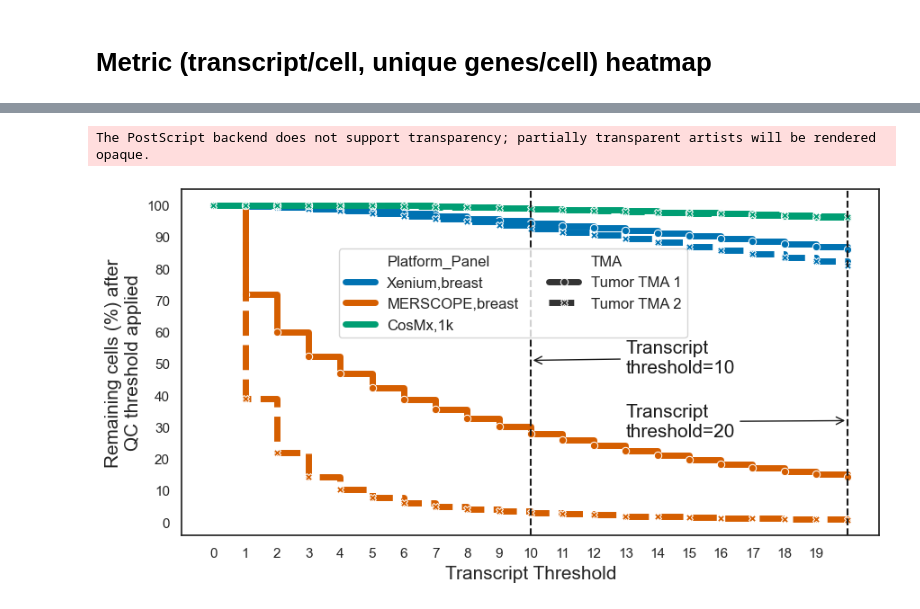
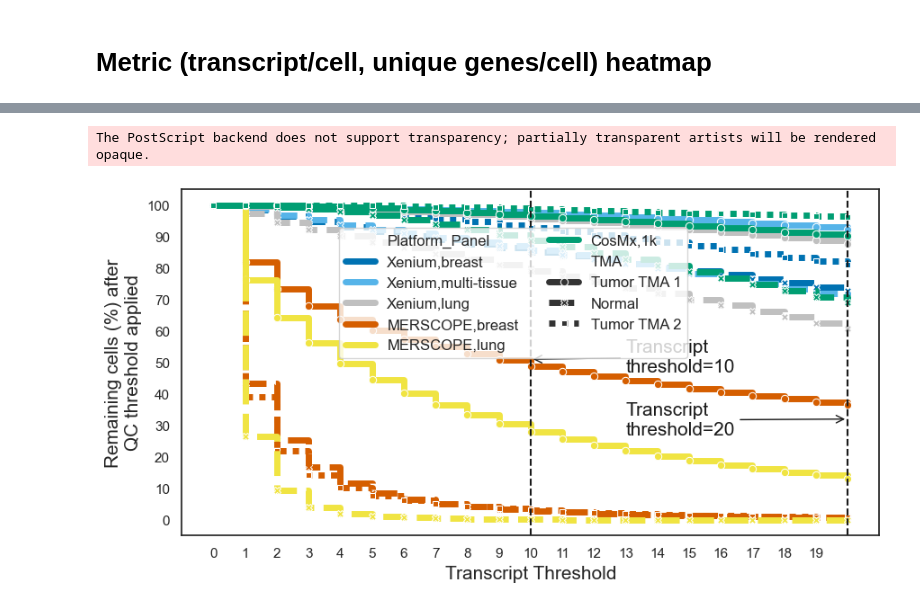
Before and after one commit to broadinstitute/ist_benchmarking, a Jupyter notebook: 06_single_cell_metrics.ipynb, the cells around one changed output, grey strips where cells are left out. Saved outputs shown, nothing was run; the diff lists cells and outputs as text; code cells hidden in the pictures.

```diff
--- a/06_single_cell_metrics.ipynb
+++ b/06_single_cell_metrics.ipynb
@@ -19,7 +19,7 @@ if not sys.warnoptions:
 wd = os.getcwd()
 print (f'working directory: {wd}')
 
-year = '2024'
+year = '2023'
 # %% [output]
 working directory: /Users/whuan/dev/ist_benchmarking
 # %%
@@ -103,8 +102,8 @@ print (samples)
 sample_gene_list = {}
 
 for sample in samples:
-    if 'merscope_lung' in sample:
-        continue
+    # if 'merscope_lung' in sample:
+    #     continue
     print (sample)
     genes = pd.read_parquet(
         f'data/cell_by_gene_csv/{sample}_cell_by_gene.parquet.gzip'
@@ -331,7 +358,7 @@ year 2024, share genes only True
 # %%
 df_all = pd.DataFrame()
 
-for sample in samples:
+for sample in SAMPLES:
     df_c = pd.read_parquet(
         f'{wd}/data/cell_level_csv/{sample}_cell_level.parquet.gzip'
         )
@@ -351,7 +378,7 @@ for sample in samples:
 df_plot= df_all.copy()
 
 df_plot['TMA'] = df_plot['Sample'].apply(lambda x: f"{x.split('_')[-1].upper()}")
-df_plot['TMA'] = df_plot['TMA'].apply(lambda x: {'HTMA':'Tumor TMA 1','TUMOR2':'Tumor TMA 2'}[x])
+df_plot['TMA'] = df_plot['TMA'].apply(lambda x: {'HTMA':'Tumor TMA 1','TUMOR2':'Tumor TMA 2', 'NORMAL':'Normal'}[x])
 df_plot['Platform_Panel'] = df_plot['Sample'].apply(lambda x: f"{x.split('_')[-3].upper()}_{x.split('_')[-2].capitalize()}")
 df_plot = correct_platform_panel(df_plot, 'Platform_Panel')
 
@@ -369,34 +396,34 @@ ax = sns.lineplot(data=df_plot,
              hue='Platform_Panel',
              drawstyle='steps-post',
              palette = custom_color_dict,
              style='TMA',
              markers=True,
              linewidth = 5,
              ci=None)
 threshold = 10
 ax.axvline(x=threshold, color='k', linestyle='--')
 ax.axvline(x=20, color='k', linestyle='--')
 plt.annotate(f'Transcript\nthreshold={threshold}', xy=(10, 51), xytext=(13, 47),
              arrowprops=dict(arrowstyle='->', color='k'),
              fontsize=fontsize, color='k')
 
 plt.annotate(f'Transcript\nthreshold=20', xy=(20, 32), xytext=(13, 27),
              arrowprops=dict(arrowstyle='->', color='k'),
              fontsize=fontsize, color='k')
 
 x_ticks = np.arange(df_all['transcript_threshold'].min(), df_all['transcript_threshold'].max(), 1)
 y_ticks = np.arange(0, 110, 10)
 plt.xticks(x_ticks)
 plt.yticks(y_ticks)
 plt.xlabel('Transcript Threshold', fontsize=fontsize)
 plt.ylabel('Remaining cells (%) after\nQC threshold applied', fontsize=fontsize)
 plt.legend(bbox_to_anchor=(0.475, 0.7), loc='center',ncol=2,borderaxespad=0., fontsize=fontsize-3)
 plt.savefig(f'{wd}/figures/Fig_4_Segmentation/Main_Fig_4D_filtration.png', bbox_inches='tight', dpi=250, transparent=True)
 plt.savefig(f'{wd}/figures/Fig_4_Segmentation/Main_Fig_4D_filtration.eps', bbox_inches='tight', dpi=250, transparent=True)
 plt.show()
 # %% [output]
 The PostScript backend does not support transparency; partially transparent artists will be rendered opaque.
-[figure, old version]
+[figure, new version]
 # %%
 for i in [10,20]:
     df_plot_selected = df_plot.loc[df_plot['transcript_threshold'].isin([i])]
```
Also changed, not shown: parts of 10 cells of this notebook.
